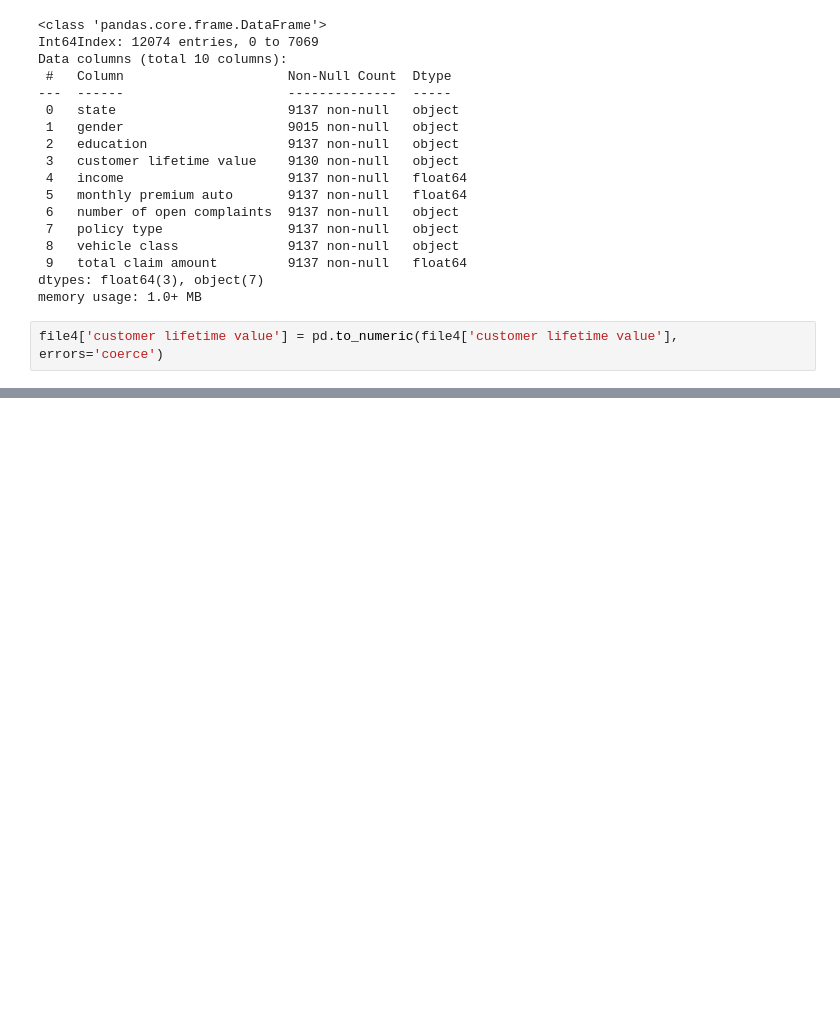
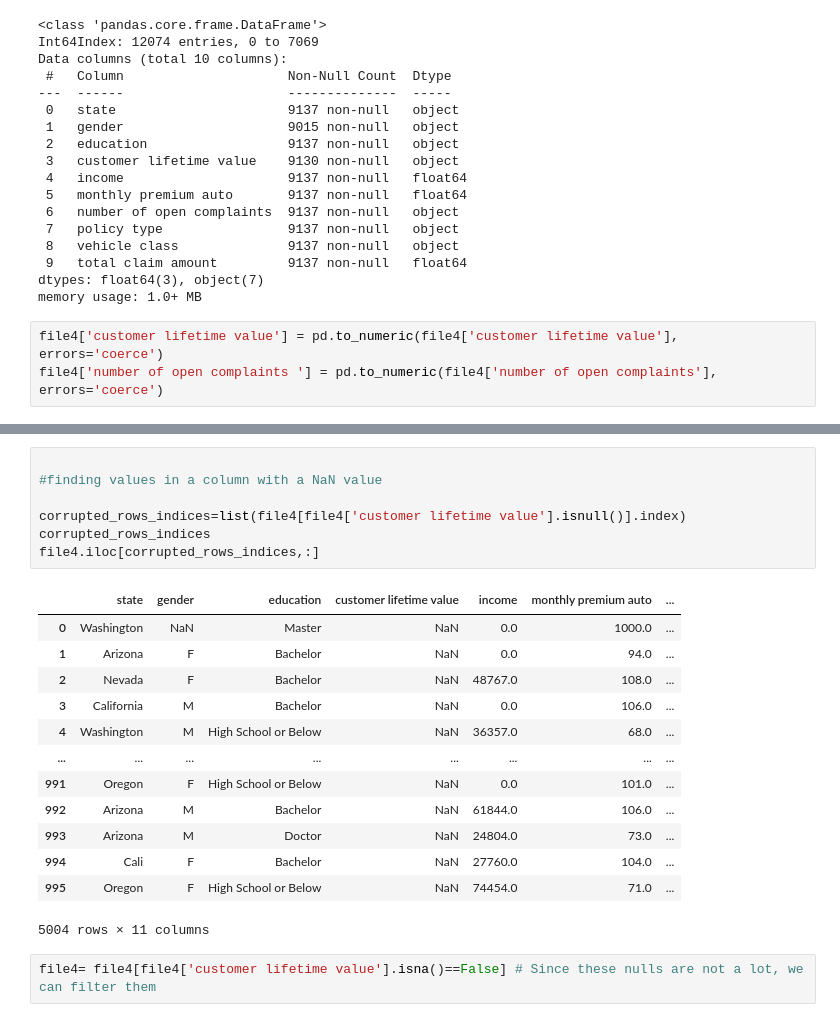
Before and after one commit to joras132/Labs_Jorge, a Jupyter notebook: Week2/27.03.2023_Monday/27.03.2023_Lab_Customer_Analysis_Case_Study.ipynb, the cells around one changed output, grey strips where cells are left out. Cells and saved outputs as stored; diff of their text form; blank space fills up the shorter version.

```diff
--- a/Week2/27.03.2023_Monday/27.03.2023_Lab_Customer_Analysis_Case_Study.ipynb
+++ b/Week2/27.03.2023_Monday/27.03.2023_Lab_Customer_Analysis_Case_Study.ipynb
@@ -182,6 +182,7 @@ dtypes: float64(3), object(7)
 memory usage: 1.0+ MB
 # %%
 file4['customer lifetime value'] = pd.to_numeric(file4['customer lifetime value'], errors='coerce')
+file4['number of open complaints '] = pd.to_numeric(file4['number of open complaints'], errors='coerce')
 # %%
 file4.info()
 # %% [output]
@@ -204,0 +207,23 @@ memory usage: 1.0+ MB
+# %%
+
+#finding values in a column with a NaN value
+
+corrupted_rows_indices=list(file4[file4['customer lifetime value'].isnull()].index)
+corrupted_rows_indices
+file4.iloc[corrupted_rows_indices,:]
+# %% [output]
+|  | state | gender | education | customer lifetime value | income | monthly premium auto | ... |
+| 0 | Washington | NaN | Master | NaN | 0.0 | 1000.0 | ... |
+| 1 | Arizona | F | Bachelor | NaN | 0.0 | 94.0 | ... |
+| 2 | Nevada | F | Bachelor | NaN | 48767.0 | 108.0 | ... |
+| 3 | California | M | Bachelor | NaN | 0.0 | 106.0 | ... |
+| 4 | Washington | M | High School or Below | NaN | 36357.0 | 68.0 | ... |
+| ... | ... | ... | ... | ... | ... | ... | ... |
+| 991 | Oregon | F | High School or Below | NaN | 0.0 | 101.0 | ... |
+| 992 | Arizona | M | Bachelor | NaN | 61844.0 | 106.0 | ... |
+| 993 | Arizona | M | Doctor | NaN | 24804.0 | 73.0 | ... |
+| 994 | Cali | F | Bachelor | NaN | 27760.0 | 104.0 | ... |
+| 995 | Oregon | F | High School or Below | NaN | 74454.0 | 71.0 | ... |
+5004 rows × 11 columns
+# %%
+file4= file4[file4['customer lifetime value'].isna()==False] # Since these nulls are not a lot, we can filter them
```
Also changed, not shown: parts of 4 cells of this notebook.
